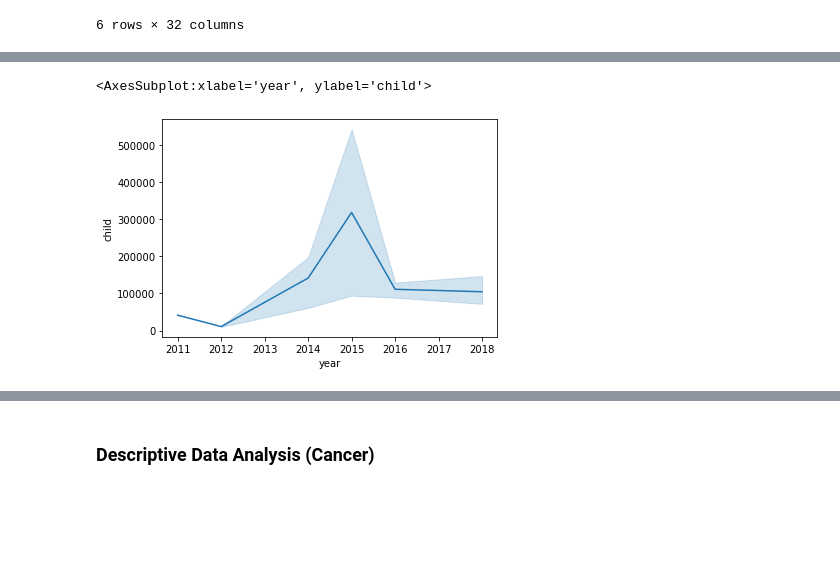
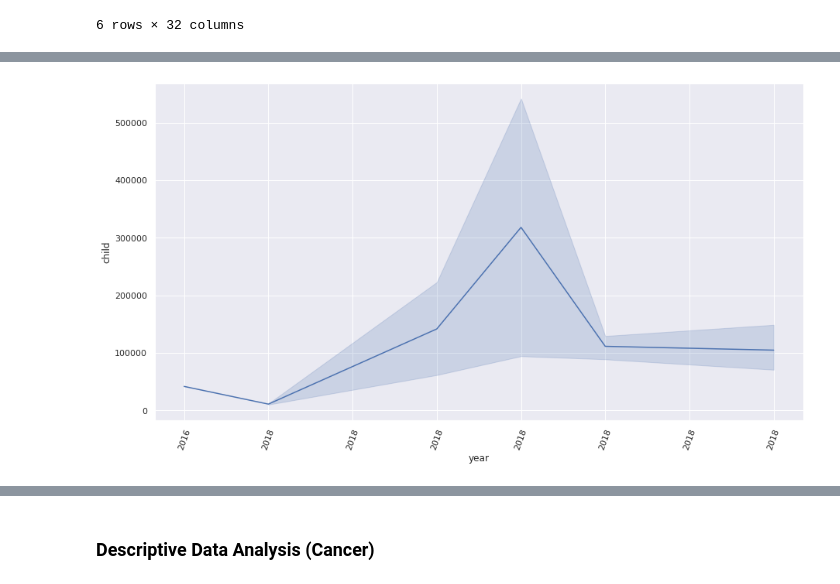
Before and after one commit to tintrungp/COGS108_Repo, a Jupyter notebook: EDACheckpointGroup017Sp22.ipynb, the cells around one changed output, grey strips where cells are left out. Cells and saved outputs as stored; diff of their text form; code cells hidden in the pictures; blank space fills up the shorter version.

Commit message:
asthma explain

```diff
--- a/EDACheckpointGroup017Sp22.ipynb
+++ b/EDACheckpointGroup017Sp22.ipynb
@@ -228,0 +232,4 @@ asthma.groupby('year').describe()
+# %%
+sns.set(rc = {'figure.figsize':(15,8)})
+fig1 = sns.barplot(x ='state', y = 'child', data = asthma)
+fig1.set_xticklabels(asthma['state'], rotation = 70);
@@ -228,0 +238,4 @@ asthma.groupby('year').describe()
+# %%
+sns.set(rc = {'figure.figsize':(15,8)})
+fig2 = sns.barplot(x ='state', y = 'adult', data = asthma)
+fig2.set_xticklabels(asthma['state'], rotation = 70);
@@ -228,0 +246,4 @@ asthma.groupby('year').describe()
+# %%
+sns.set(rc = {'figure.figsize':(13,6)})
+fig3 = sns.lineplot(x ='year',y = 'adult', data = asthma)
+fig3.set_xticklabels(asthma['year'], rotation = 70);
@@ -229,5 +252,6 @@ asthma.groupby('year').describe()
 # %%
-sns.lineplot(x='year', y= 'child', data= asthma)
+sns.set(rc = {'figure.figsize':(15,8)})
+fig4 = sns.lineplot(x ='year',y = 'child', data = asthma)
+fig4.set_xticklabels(asthma['year'], rotation = 70);
 # %% [output]
-<AxesSubplot:xlabel='year', ylabel='child'>
-[figure, old version]
+[figure, new version]
```
Also changed, not shown: parts of 10 cells of this notebook.
